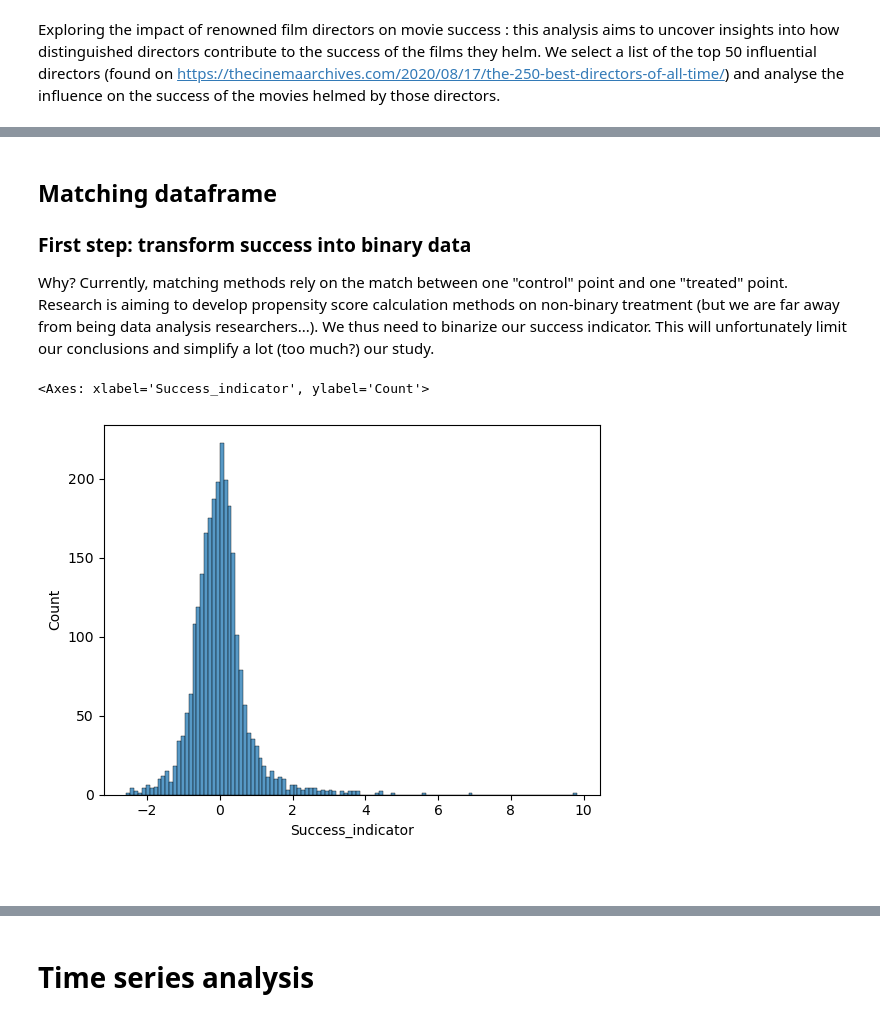
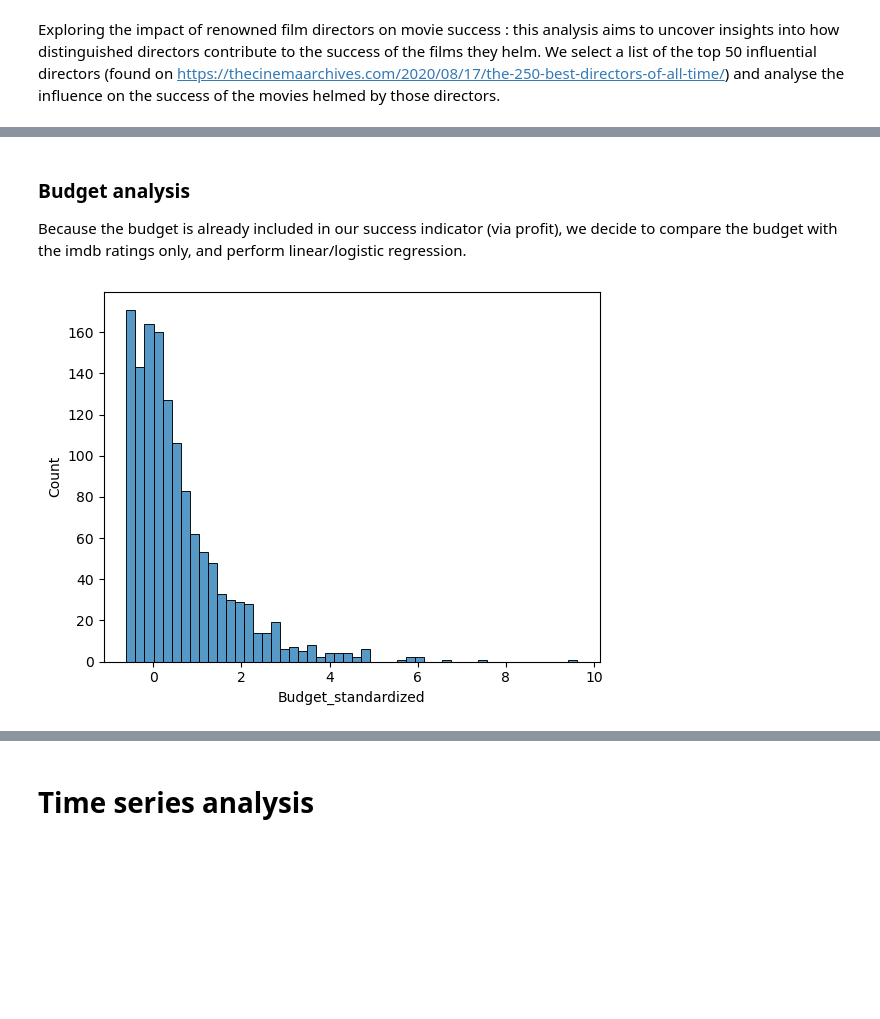
Before and after one commit to epfl-ada/ada-2023-project-randada, a Jupyter notebook: Milestone-3-draft.ipynb, the cells around one changed output, grey strips where cells are left out. Cells and saved outputs as stored; diff of their text form; code cells hidden in the pictures; blank space fills up the shorter version.

```diff
--- a/Milestone-3-draft.ipynb
+++ b/Milestone-3-draft.ipynb
@@ -662,11 +714,0 @@ Passing `palette` without assigning `hue` is deprecated and will be removed in v
-# %% [markdown]
-## Matching dataframe
-
-### First step: transform success into binary data
-
-Why? Currently, matching methods rely on the match between one "control" point and one "treated" point. Research is aiming to develop propensity score calculation methods on non-binary treatment (but we are far away from being data analysis researchers...). We thus need to binarize our success indicator. This will unfortunately limit our conclusions and simplify a lot (too much?) our study.
-# %%
-sns.histplot(data=success_data,x="Success_indicator" )
-# %% [output]
-<Axes: xlabel='Success_indicator', ylabel='Count'>
-[figure, removed]
@@ -688,2 +714,0 @@ df_test_1['IsSuccessful']=IsSuccessful
-# %% [markdown]
-#
@@ -692,0 +715,14 @@ import statsmodels.formula.api as smf
+# %% [markdown]
+### Budget analysis
+
+Because the budget is already included in our success indicator (via profit), we decide to compare the budget with the imdb ratings only, and perform linear/logistic regression.
+# %%
+# Create standardized budget
+
+success_data['Budget_standardized']= (success_data['Budget_adjusted']-success_data['Budget_adjusted'].mean())/ success_data['Budget_adjusted'].std()
+
+indexNames=success_data[success_data['Budget_adjusted']==0].index
+budget_analysis_data=success_data.drop(indexNames)
+ax=sns.histplot(data=budget_analysis_data,x='Budget_standardized')
+# %% [output]
+[figure, added]
```
Also changed, not shown: parts of 22 cells of this notebook.
